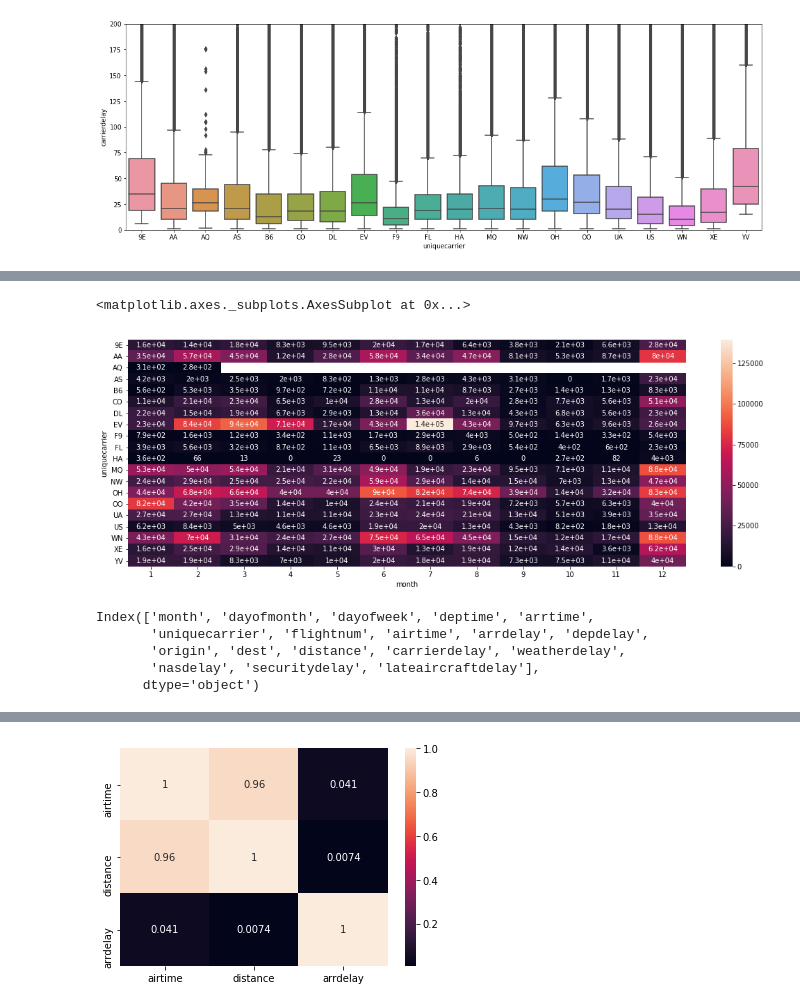
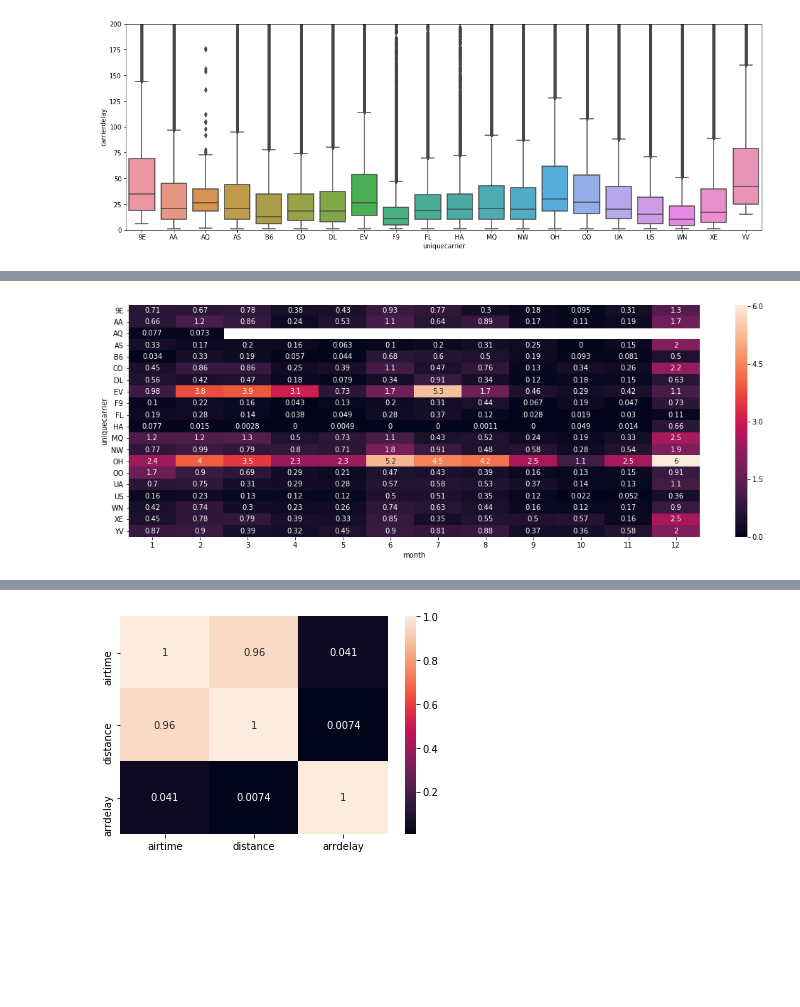
Before and after one commit to MihaiECh/FlightsAnalysis, a Jupyter notebook: FlightsAnalysis.ipynb, the cells around one changed output, grey strips where cells are left out. Cells and saved outputs as stored; diff of their text form; code cells hidden in the pictures; blank space fills up the shorter version.

```diff
--- a/FlightsAnalysis.ipynb
+++ b/FlightsAnalysis.ipynb
@@ -675,18 +769,10 @@ sns.violinplot(data = dfdelay[(dfdelay.carrierdelay!=0)], y = 'carrierdelay', x
 # %%
-testdf = dfdelay.groupby(['uniquecarrier','month']).weatherdelay.sum().reset_index(name='weatherdelay')
+#Average weather delay per carrier month
+testdf = dfdelay.groupby(['uniquecarrier','month']).weatherdelay.mean().reset_index(name='weatherdelay')
 testdf = testdf.pivot(index = 'uniquecarrier', columns = 'month', values = 'weatherdelay')
 testdf
 
 fig, ax = plt.subplots(figsize=(18,6))
-sns.heatmap(testdf, annot = True, ax = ax)
+sns.heatmap(testdf, annot = True, ax = ax);
 # %% [output]
-<matplotlib.axes._subplots.AxesSubplot at 0x...>
-[figure, old version]
+[figure, new version]
-# %%
-dfdelay.columns
-# %% [output]
-Index(['month', 'dayofmonth', 'dayofweek', 'deptime', 'arrtime',
-       'uniquecarrier', 'flightnum', 'airtime', 'arrdelay', 'depdelay',
-       'origin', 'dest', 'distance', 'carrierdelay', 'weatherdelay',
-       'nasdelay', 'securitydelay', 'lateaircraftdelay'],
-      dtype='object')
```
Also changed, not shown: parts of 63 cells of this notebook.
